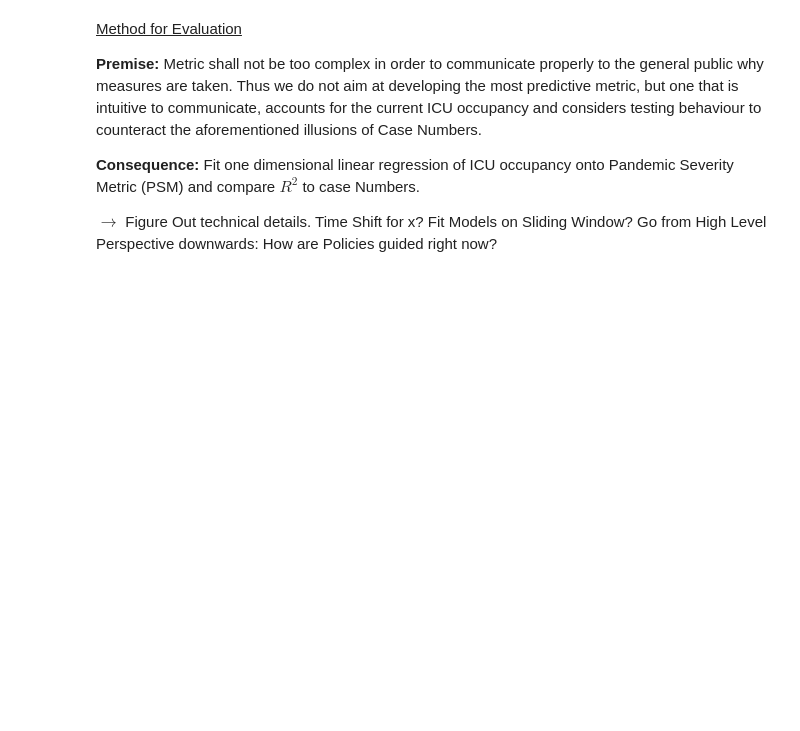
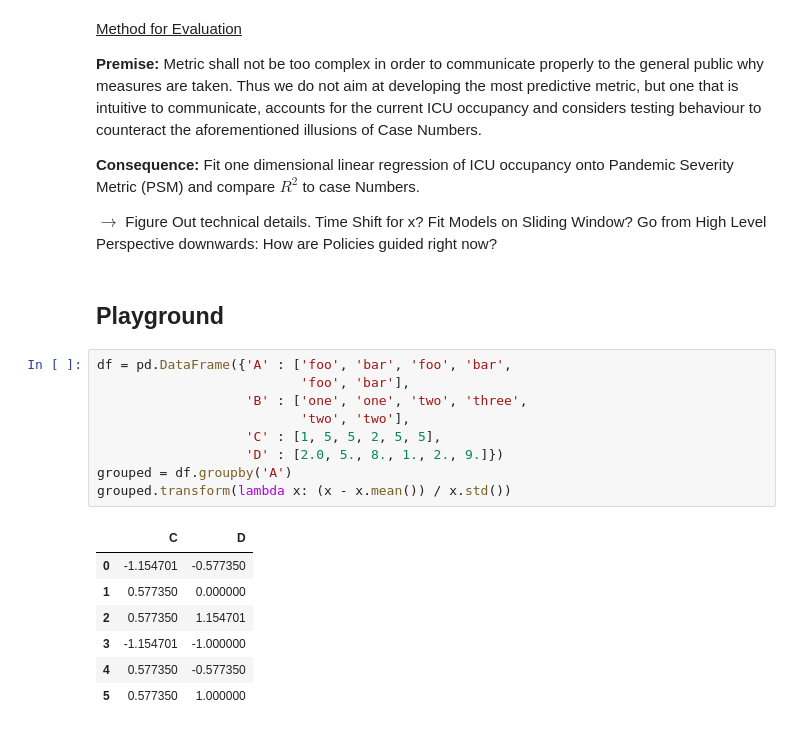
Before and after one commit to pat-rig/Covid_Incidence_Biases, a Jupyter notebook: owd/pandemic_severity_measure.ipynb, the cells around one changed output. Drawn from its saved outputs; the diff is of its cells as text; blank space fills up the shorter version.

```diff
--- a/owd/pandemic_severity_measure.ipynb
+++ b/owd/pandemic_severity_measure.ipynb
@@ -133,3 +178,22 @@ Thus we do not aim at developing the most predictive metric, but one that is int
 Fit one dimensional linear regression of ICU occupancy onto Pandemic Severity Metric (PSM) and compare $R^2$ to case Numbers.
 
 $\rightarrow$ Figure Out technical details. Time Shift for x? Fit Models on Sliding Window? Go from High Level Perspective downwards: How are Policies guided right now?
+# %% [markdown]
+## Playground
+# %%
+df = pd.DataFrame({'A' : ['foo', 'bar', 'foo', 'bar',
+                          'foo', 'bar'],
+                   'B' : ['one', 'one', 'two', 'three',
+                          'two', 'two'],
+                   'C' : [1, 5, 5, 2, 5, 5],
+                   'D' : [2.0, 5., 8., 1., 2., 9.]})
+grouped = df.groupby('A')
+grouped.transform(lambda x: (x - x.mean()) / x.std())
+# %% [output]
+|  | C | D |
+| 0 | -1.154701 | -0.577350 |
+| 1 | 0.577350 | 0.000000 |
+| 2 | 0.577350 | 1.154701 |
+| 3 | -1.154701 | -1.000000 |
+| 4 | 0.577350 | -0.577350 |
+| 5 | 0.577350 | 1.000000 |
```
Also changed, not shown: parts of 16 cells of this notebook.
